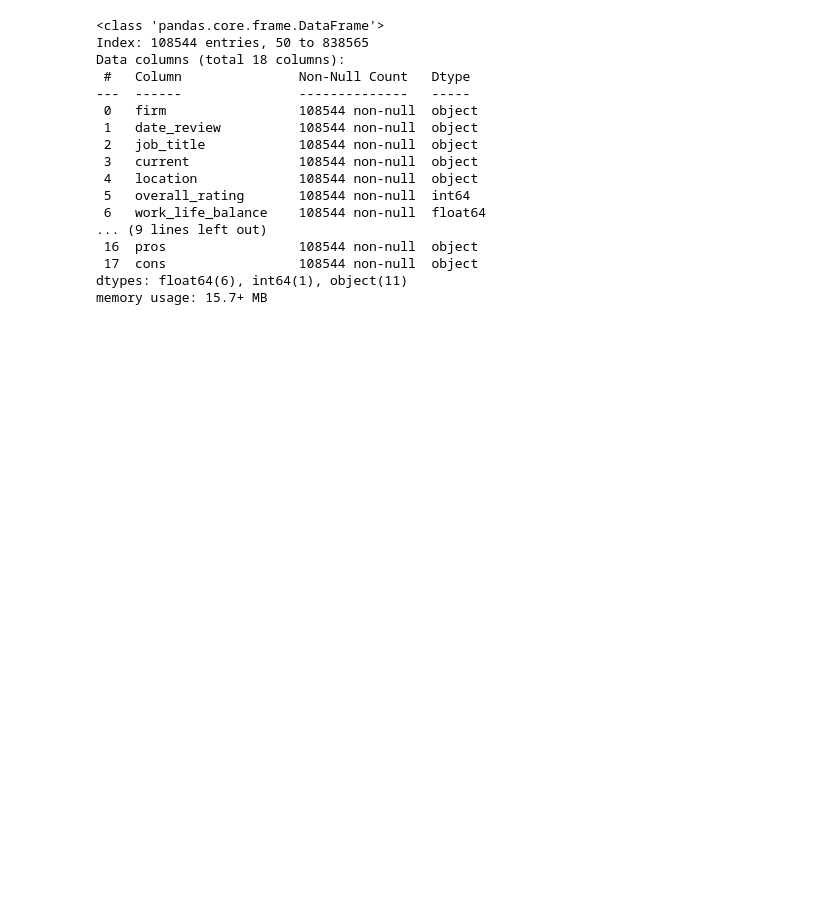
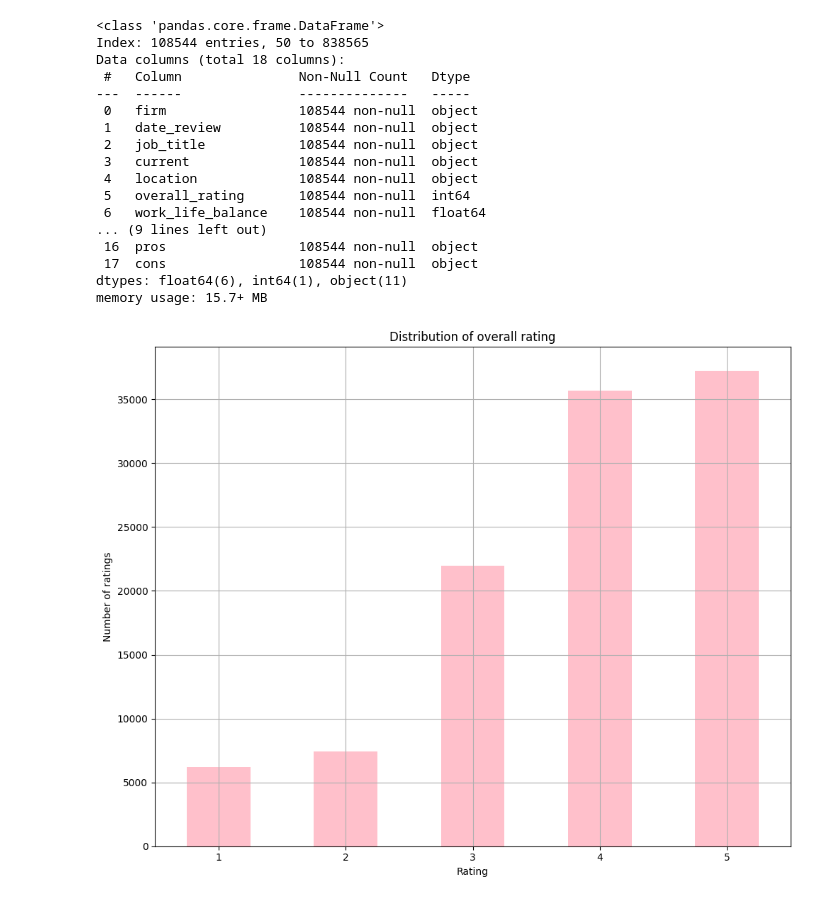
Before and after one commit to Jitesh117/glassdoor_data_analysis, a Jupyter notebook: analysis.ipynb, the cells around one changed output. Drawn from its saved outputs; the diff is of its cells as text; code cells hidden in the pictures; blank space fills up the shorter version.

Commit message:
Data visualisation

```diff
--- a/analysis.ipynb
+++ b/analysis.ipynb
@@ -70,3 +70,14 @@ Data columns (total 18 columns):
  17  cons                 108544 non-null  object
 dtypes: float64(6), int64(1), object(11)
 memory usage: 15.7+ MB
+# %%
+df['overall_rating'].value_counts(ascending=True).plot(kind='bar',figsize=(10,8),color = 'pink')
+plt.title('Distribution of overall rating')
+plt.xlabel('Rating')
+plt.ylabel('Number of ratings')
+plt.xticks(rotation = 0)
+plt.tight_layout()
+plt.grid(True)
+plt.show()
+# %% [output]
+[figure, added]
```
Also changed, not shown: parts of 10 cells of this notebook, 1 other file.
